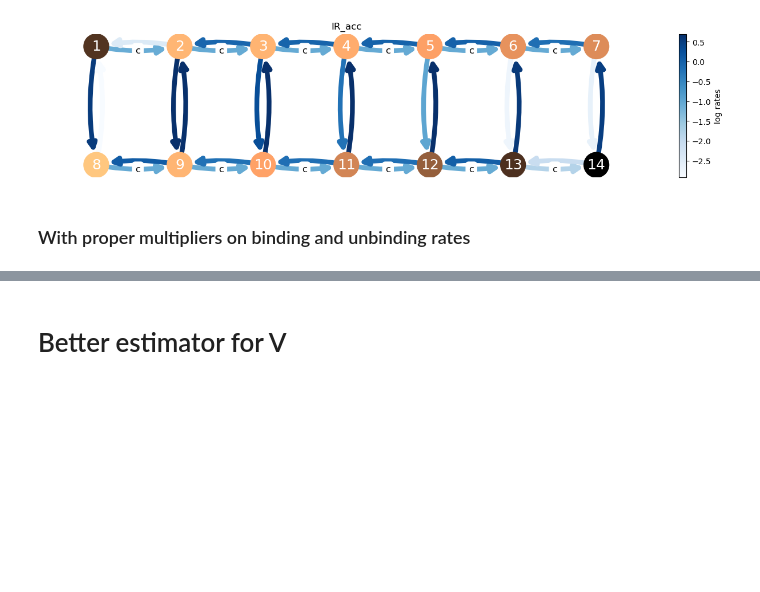
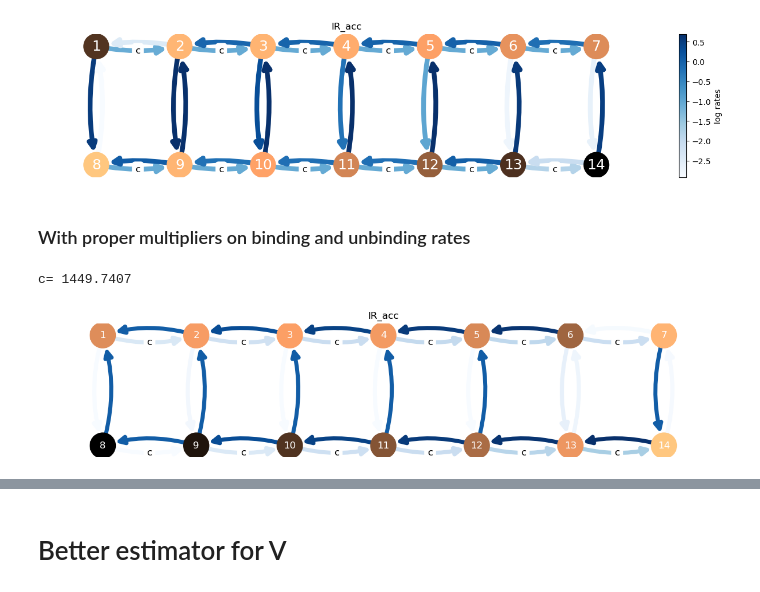
Before and after one commit to ta-rekt/LLROpt.jl, a Jupyter notebook: development.ipynb, the cells around one changed output, grey strips where cells are left out. Drawn from its saved outputs; the diff is of its cells as text; code cells hidden in the pictures; blank space fills up the shorter version.

```diff
--- a/development.ipynb
+++ b/development.ipynb
@@ -3510,3 +3510,44 @@ fig1.savefig('plots/6bs_irfull_ir_vs_ep_not_converging_20241005.pdf')
 fig2.savefig('plots/6bs_circuit_not_converged.pdf')
 # %% [markdown]
 ### With proper multipliers on binding and unbinding rates
+# %%
+k = 29
+# %%
+ir = data[k][str(kg)][str(kw)][nedges+1]
+cr = data[k][str(kg)][str(kw)][nedges]
+print('c=',cr)
+weights = data[k][str(kg)][str(kw)][:nedges]
+
+wedges = np.array([(u,v,w) for ((u,v),w) in zip(edges, weights)])
+wedges_lin = np.array([(u-1,v-1,10**w) for ((u,v),w) in zip(edges, weights)])
+iedges = [(i,i+1) for i in range(1,14) if i != 7]
+on_ind = np.concatenate((np.zeros(7), np.ones(7)))
+node_labels = dict(zip(range(1,15), range(1,15)))
+
+
+iedges_py = [(u-1,v-1) for (u,v) in iedges]
+Q = utils.build_mat(wedges_lin, iedges_py, cr)
+pss = ctmc.P_ss(Q)
+
+G = nx.DiGraph()
+for u, v, w in wedges:
+    # print("edge: ({},{})".format(u, v), "weight: {}".format(w))
+    G.add_edge(u, v, weight=w)
+node_color = [np.log(pss[int(i)-1]) for i in G.nodes()]
+
+input_labels = dict(zip(iedges, ['c']*14))
+bottom_set = range(8,15)
+node_size=1000
+
+fig, ax, G = plot.draw_circuit(wedges,
+                  iedges,
+                  node_labels=node_labels,
+                  input_labels=input_labels,
+                  bottom_set=bottom_set,
+                  node_size=node_size,
+                  node_color=node_color,
+                  title="IR_acc",
+                  dims=(12,2.8))
+# %% [output]
+c= 1449.7407
+[figure, added]
```
Also changed, not shown: parts of 16 cells of this notebook, 31 other files.
